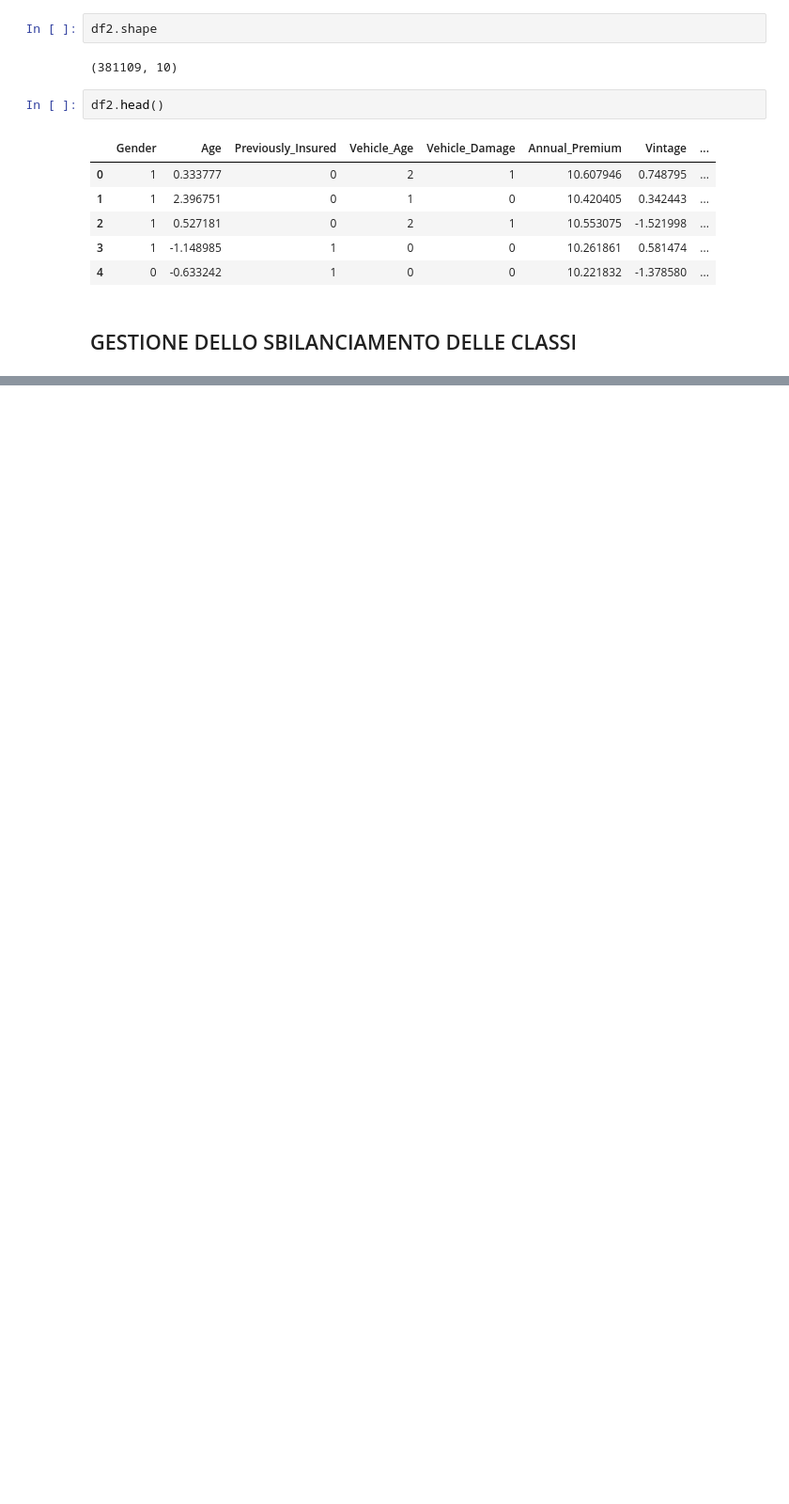
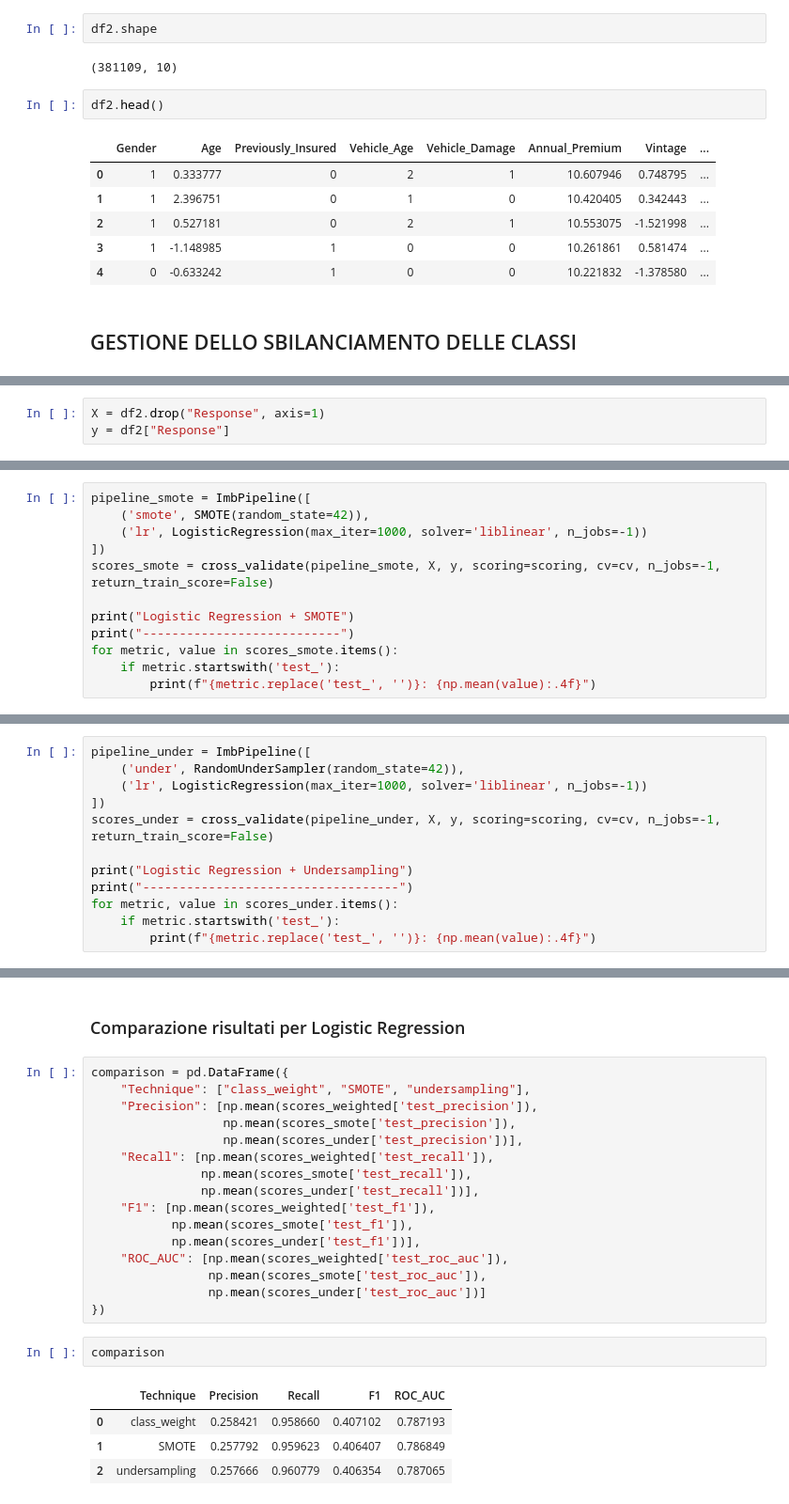
Before and after one commit to cdario79/CrossSellingAssicuratvo, a Jupyter notebook: Cross_Selling_Assicurativo.ipynb, the cells around one changed output, grey strips where cells are left out. Shown at 94% size. Saved outputs shown, nothing was run; the diff lists cells and outputs as text; blank space fills up the shorter version.

```diff
--- a/Cross_Selling_Assicurativo.ipynb
+++ b/Cross_Selling_Assicurativo.ipynb
@@ -1751,0 +1489,3 @@ Raccogliere i risultati del modello predittivo e descrivere come questo impatti
+# %%
+X = df2.drop("Response", axis=1)
+y = df2["Response"]
@@ -1751,0 +1521,12 @@ Raccogliere i risultati del modello predittivo e descrivere come questo impatti
+# %%
+pipeline_smote = ImbPipeline([
+    ('smote', SMOTE(random_state=42)),
+    ('lr', LogisticRegression(max_iter=1000, solver='liblinear', n_jobs=-1))
+])
+scores_smote = cross_validate(pipeline_smote, X, y, scoring=scoring, cv=cv, n_jobs=-1, return_train_score=False)
+
+print("Logistic Regression + SMOTE")
+print("---------------------------")
+for metric, value in scores_smote.items():
+    if metric.startswith('test_'):
+        print(f"{metric.replace('test_', '')}: {np.mean(value):.4f}")
@@ -1751,0 +1542,12 @@ Raccogliere i risultati del modello predittivo e descrivere come questo impatti
+# %%
+pipeline_under = ImbPipeline([
+    ('under', RandomUnderSampler(random_state=42)),
+    ('lr', LogisticRegression(max_iter=1000, solver='liblinear', n_jobs=-1))
+])
+scores_under = cross_validate(pipeline_under, X, y, scoring=scoring, cv=cv, n_jobs=-1, return_train_score=False)
+
+print("Logistic Regression + Undersampling")
+print("-----------------------------------")
+for metric, value in scores_under.items():
+    if metric.startswith('test_'):
+        print(f"{metric.replace('test_', '')}: {np.mean(value):.4f}")
@@ -1751,0 +1561,25 @@ Raccogliere i risultati del modello predittivo e descrivere come questo impatti
+# %% [markdown]
+### Comparazione risultati per Logistic Regression
+# %%
+comparison = pd.DataFrame({
+    "Technique": ["class_weight", "SMOTE", "undersampling"],
+    "Precision": [np.mean(scores_weighted['test_precision']),
+                  np.mean(scores_smote['test_precision']),
+                  np.mean(scores_under['test_precision'])],
+    "Recall": [np.mean(scores_weighted['test_recall']),
+               np.mean(scores_smote['test_recall']),
+               np.mean(scores_under['test_recall'])],
+    "F1": [np.mean(scores_weighted['test_f1']),
+           np.mean(scores_smote['test_f1']),
+           np.mean(scores_under['test_f1'])],
+    "ROC_AUC": [np.mean(scores_weighted['test_roc_auc']),
+                np.mean(scores_smote['test_roc_auc']),
+                np.mean(scores_under['test_roc_auc'])]
+})
+# %%
+comparison
+# %% [output]
+|  | Technique | Precision | Recall | F1 | ROC_AUC |
+| 0 | class_weight | 0.258421 | 0.958660 | 0.407102 | 0.787193 |
+| 1 | SMOTE | 0.257792 | 0.959623 | 0.406407 | 0.786849 |
+| 2 | undersampling | 0.257666 | 0.960779 | 0.406354 | 0.787065 |
```
Also changed, not shown: parts of 77 cells of this notebook.
